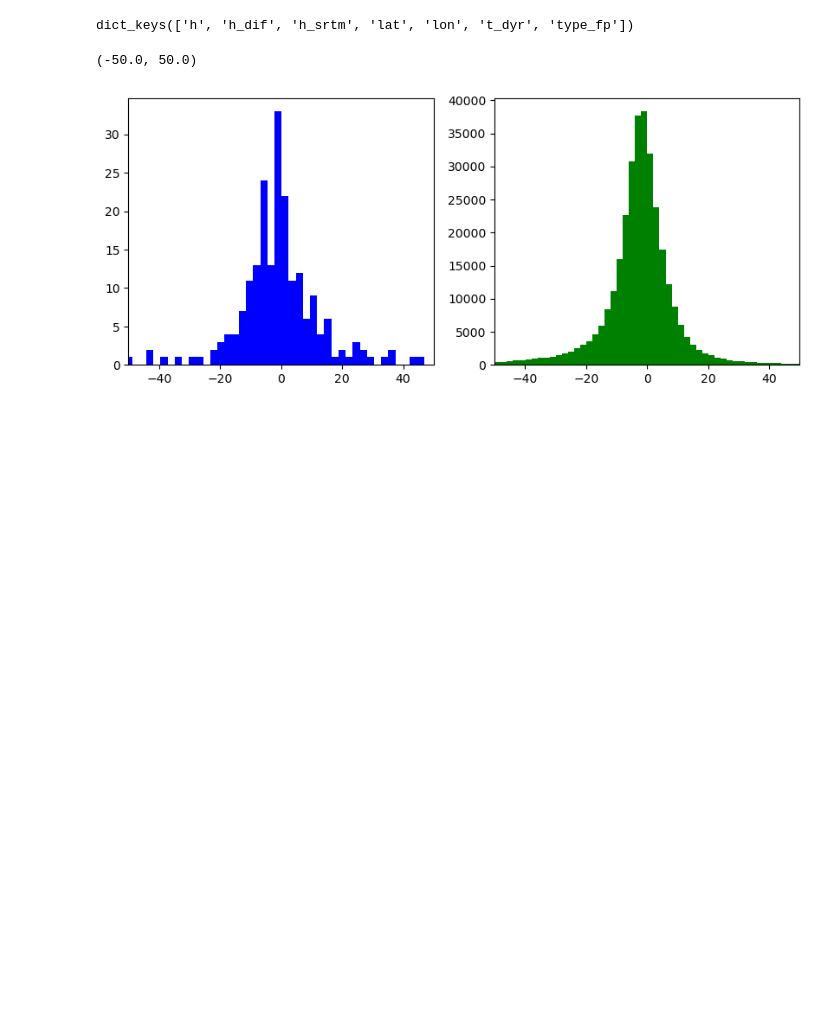
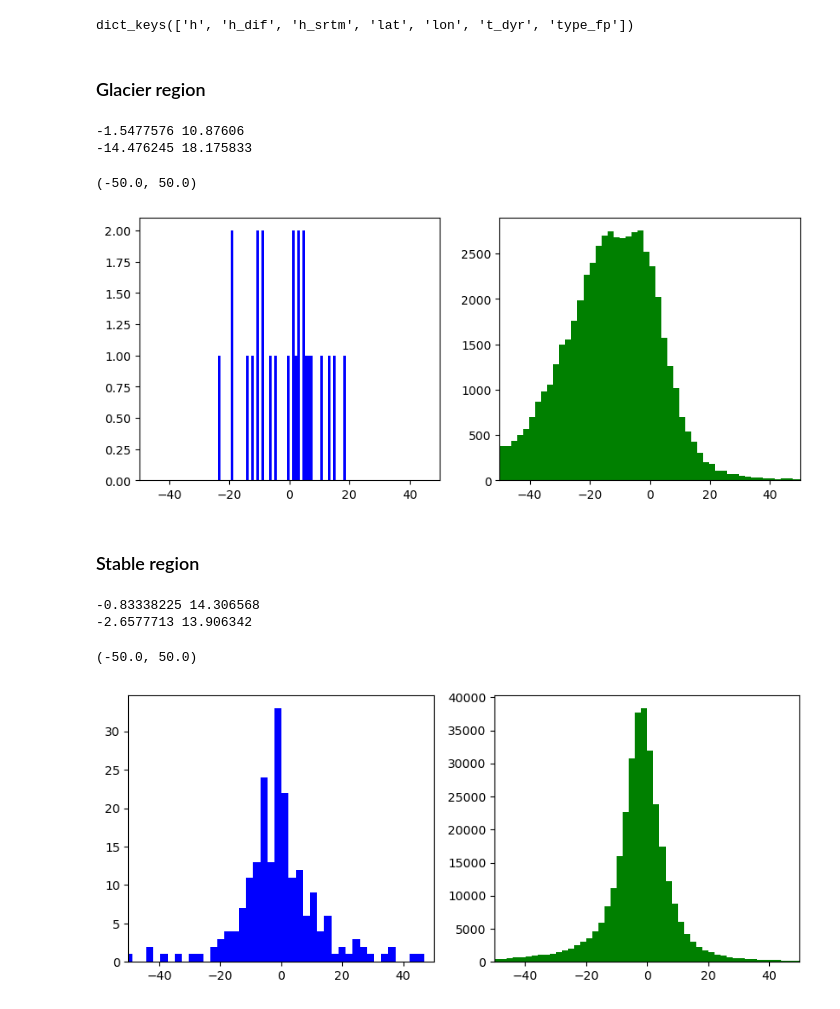
Before and after one commit to xinluo2018/Glacier-in-SETP, a Jupyter notebook: notebooks/ele_error_analysis.ipynb, the cells around one changed output. Cells and saved outputs as stored; diff of their text form; code cells hidden in the pictures; blank space fills up the shorter version.

```diff
--- a/visual/compare_altimeters.ipynb
+++ b/notebooks/ele_error_analysis.ipynb
@@ -16,11 +16,41 @@ with h5py.File(path_isat2, 'r') as f_read:
 dif_isat1.keys()
 # %% [output]
 dict_keys(['h', 'h_dif', 'h_srtm', 'lat', 'lon', 't_dyr', 'type_fp'])
+# %% [markdown]
+### Glacier region
+# %%
+ids_isat1_glacier = np.where((dif_isat1['type_fp']==2))[0]
+ids_isat2_glacier = np.where(dif_isat2['type_fp']==2)[0]
+dif_isat1_glacier = dif_isat1['h_dif'][ids_isat1_glacier]
+dif_isat2_glacier = dif_isat2['h_dif'][ids_isat2_glacier]
+print(np.mean(dif_isat1_glacier), np.std(dif_isat1_glacier))
+print(np.mean(dif_isat2_glacier), np.std(dif_isat2_glacier))
+# %% [output]
+-1.5477576 10.87606
+-14.476245 18.175833
+# %%
+plt.figure(figsize=(10,4))
+plt.subplot(1,2,1)
+counts_bin_isat1 = plt.hist(dif_isat1_glacier, bins=50, color='blue')
+plt.xlim(left=-50, right=50)
+plt.subplot(1,2,2)
+counts_bin_isat2 = plt.hist(dif_isat2_glacier, bins=100, color='green')
+plt.xlim(left=-50, right=50)
+# %% [output]
+(-50.0, 50.0)
+[figure, added]
+# %% [markdown]
+### Stable region
 # %%
 ids_isat1_stable = np.where((dif_isat1['type_fp']==1))[0]
 ids_isat2_stable = np.where(dif_isat2['type_fp']==1)[0]
 dif_isat1_stable = dif_isat1['h_dif'][ids_isat1_stable]
 dif_isat2_stable = dif_isat2['h_dif'][ids_isat2_stable]
+print(np.mean(dif_isat1_stable), np.std(dif_isat1_stable))
+print(np.mean(dif_isat2_stable), np.std(dif_isat2_stable))
+# %% [output]
+-0.83338225 14.306568
+-2.6577713 13.906342
 # %%
 plt.figure(figsize=(10,4))
 plt.subplot(1,2,1)
```
Also changed, not shown: parts of 2 cells of this notebook, 10 other files.
